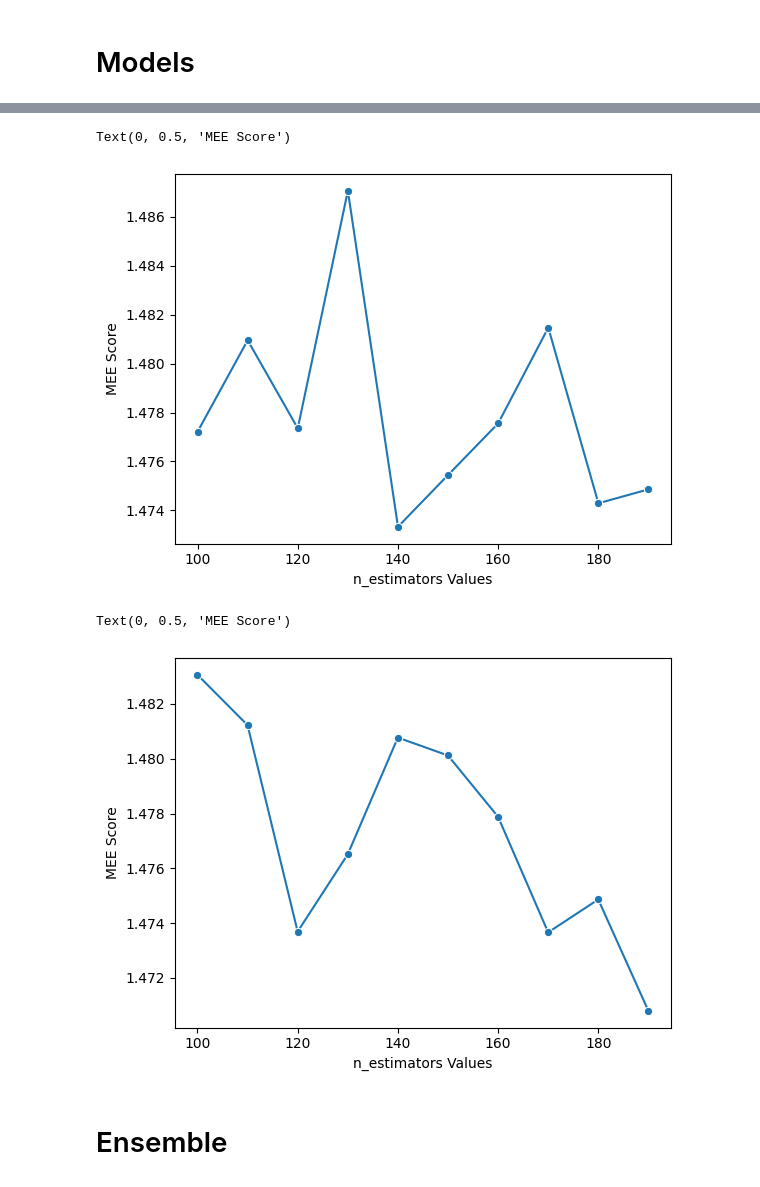
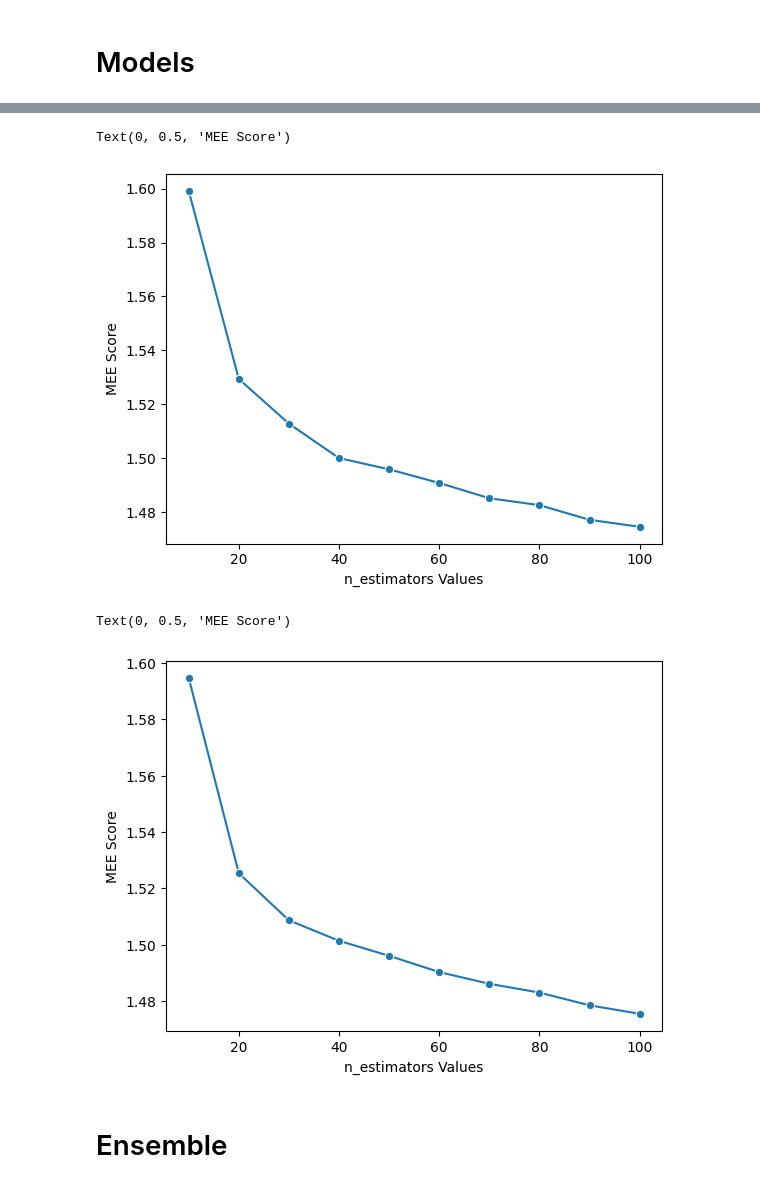
Before and after one commit to VeronicaPistolesi/MachineLearning, a Jupyter notebook: cup_ensemble.ipynb, the cells around one changed output, grey strips where cells are left out. Cells and saved outputs as stored; diff of their text form; code cells hidden in the pictures.

```diff
--- a/cup_ensemble.ipynb
+++ b/cup_ensemble.ipynb
@@ -48,15 +48,3 @@ def MEE(actual, predict):
     return np.mean(np.linalg.norm(actual - predict, axis=1))
 # %%
 results = []
-# %%
-k_values = [i for i in range(100,200,10)]
-scores = []
-
-for k in k_values:
-    knn = ExtraTreesRegressor(n_estimators=k)
-    score = cross_val_score(knn, x_train, y_train, cv=5, scoring=make_scorer(MEE, greater_is_better=False))
-    scores.append(-np.mean(score))
-
-sns.lineplot(x = k_values, y = scores, marker = 'o')
-plt.xlabel("n_estimators Values")
-plt.ylabel("MEE Score")
@@ -66,9 +51,9 @@ Text(0, 0.5, 'MEE Score')
 # %%
-k_values = [i for i in range(100,200,10)]
+k_values = [i for i in range(10,110,10)]
 scores = []
 
 for k in k_values:
-    knn = RandomForestRegressor(n_estimators=k)
+    knn = RandomForestRegressor(n_estimators=k, random_state=42)
     score = cross_val_score(knn, x_train, y_train, cv=5, scoring=make_scorer(MEE, greater_is_better=False))
     scores.append(-np.mean(score))
 
@@ -77,21 +62,21 @@ plt.xlabel("n_estimators Values")
 plt.ylabel("MEE Score")
 # %% [output]
 Text(0, 0.5, 'MEE Score')
-[figure, old version]
+[figure, new version]
 # %%
-k_values = [i for i in range(100,200,10)]
+k_values = [i for i in range(10,110,10)]
 scores = []
 
 for k in k_values:
-    knn = BaggingRegressor(n_estimators=k)
+    knn = BaggingRegressor(n_estimators=k, random_state=42)
     score = cross_val_score(knn, x_train, y_train, cv=5, scoring=make_scorer(MEE, greater_is_better=False))
     scores.append(-np.mean(score))
 
 sns.lineplot(x = k_values, y = scores, marker = 'o')
 plt.xlabel("n_estimators Values")
 plt.ylabel("MEE Score")
 # %% [output]
 Text(0, 0.5, 'MEE Score')
-[figure, old version]
+[figure, new version]
 # %% [markdown]
 # Ensemble
```
Also changed, not shown: parts of 41 cells of this notebook, 11 other files.
